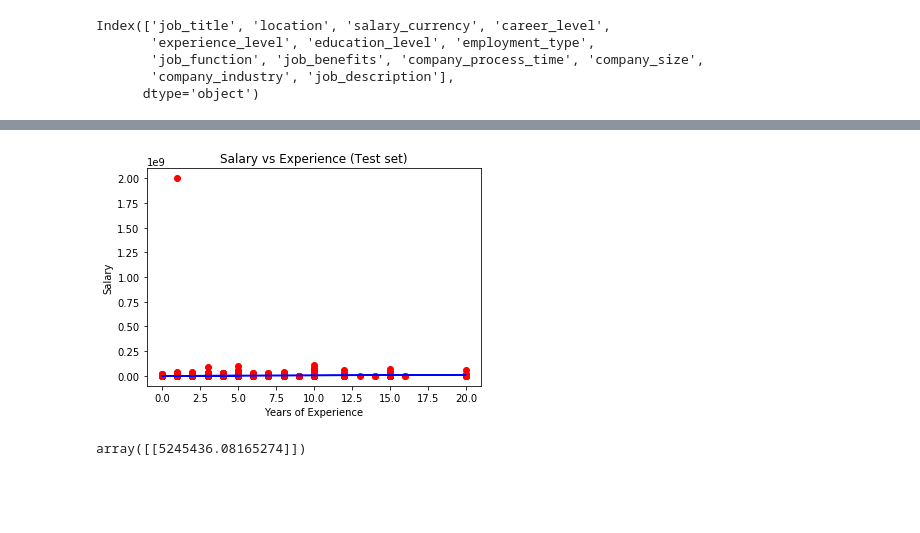
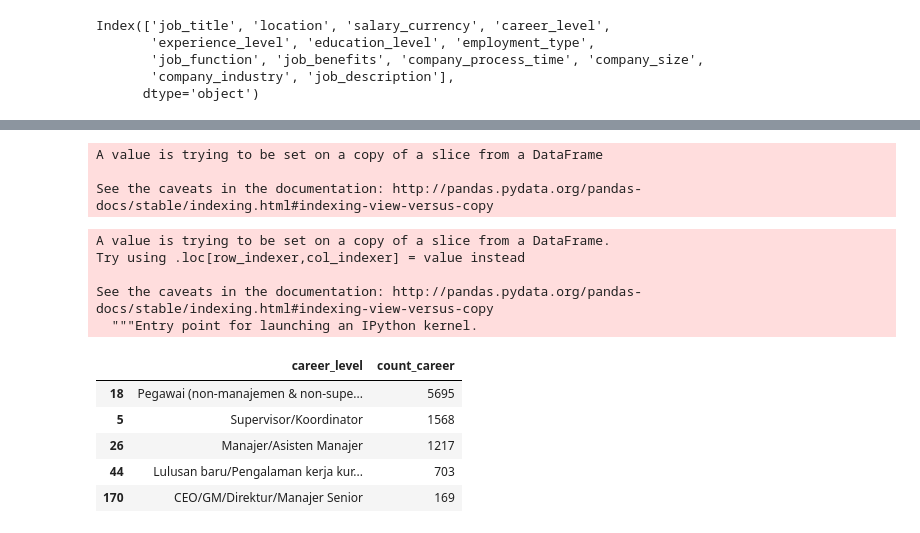
Before and after one commit to Reosta-Pratama/Project-Prediction, a Jupyter notebook: Prediksi Salary.ipynb, the cells around one changed output, grey strips where cells are left out. Saved outputs shown, nothing was run; the diff lists cells and outputs as text; code cells hidden in the pictures; blank space fills up the shorter version.

```diff
--- a/Prediksi Salary.ipynb
+++ b/Prediksi Salary.ipynb
@@ -183,16 +142,7 @@ plt.show()
-# %%
-# Kurang yakin
-plt.scatter(xTest, yTest, color = 'red')
-plt.plot(xTrain, model.predict(xTrain), color = 'blue')
-plt.title('Salary vs Experience (Test set)')
-plt.xlabel('Years of Experience')
-plt.ylabel('Salary')
-plt.show()
-# %% [output]
-[figure, removed]
-# %%
-# Predict salary
-# model.predict(year)
-model.predict([[10]])
-# %% [output]
-array([[5245436.08165274]])
+# %%
+tableCareer = dataset[["career_level"]]
+tableCareer.drop_duplicates(inplace=True)
+# %% [output]
+A value is trying to be set on a copy of a slice from a DataFrame
+
+See the caveats in the documentation: http://pandas.pydata.org/pandas-docs/stable/indexing.html#indexing-view-versus-copy
@@ -198,0 +151,17 @@ array([[5245436.08165274]])
+# %%
+tableCareer['count_career'] = dataset.id.where(dataset.career_level.isin(CL)).groupby(dataset['career_level']).transform('count')
+# %% [output]
+A value is trying to be set on a copy of a slice from a DataFrame.
+Try using .loc[row_indexer,col_indexer] = value instead
+
+See the caveats in the documentation: http://pandas.pydata.org/pandas-docs/stable/indexing.html#indexing-view-versus-copy
+  """Entry point for launching an IPython kernel.
+# %%
+tableCareer.sort_values(by="count_career", ascending=False)
+# %% [output]
+|  | career_level | count_career |
+| 18 | Pegawai (non-manajemen & non-supe... | 5695 |
+| 5 | Supervisor/Koordinator | 1568 |
+| 26 | Manajer/Asisten Manajer | 1217 |
+| 44 | Lulusan baru/Pengalaman kerja kur... | 703 |
+| 170 | CEO/GM/Direktur/Manajer Senior | 169 |
```
Also changed, not shown: parts of 20 cells of this notebook.
